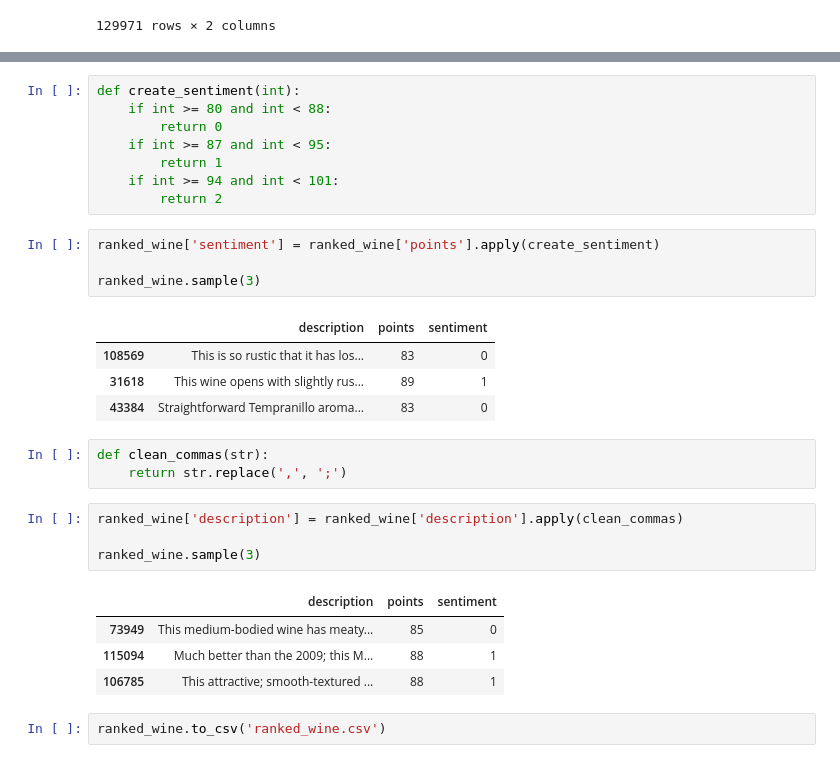
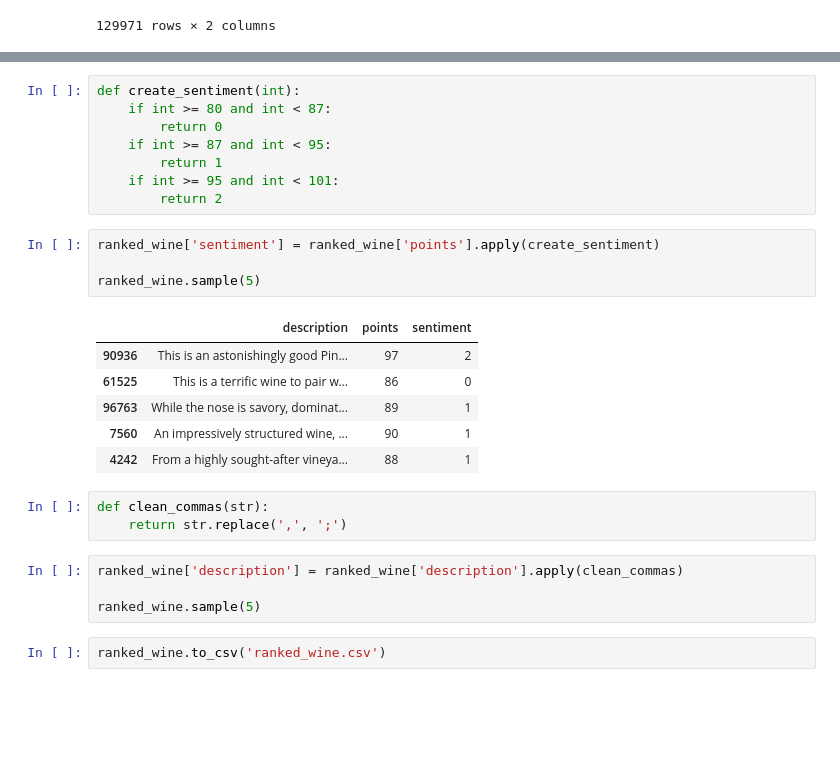
Before and after one commit to MerrybyPractice/data-playground, a Jupyter notebook: wine_data/tipsy_sentiments/wine_training.ipynb, the cells around one changed output, grey strips where cells are left out. Saved outputs shown, nothing was run; the diff lists cells and outputs as text; blank space fills up the shorter version.

Commit message:
one hot done - hopefully for good

```diff
--- a/wine_data/tipsy_sentiments/wine_training.ipynb
+++ b/wine_data/tipsy_sentiments/wine_training.ipynb
@@ -31,31 +27,28 @@ round(range/3)
 # %%
 def create_sentiment(int):
-    if int >= 80 and int < 88:
+    if int >= 80 and int < 87:
         return 0
     if int >= 87 and int < 95:
         return 1
-    if int >= 94 and int < 101:
+    if int >= 95 and int < 101:
         return 2
 # %%
 ranked_wine['sentiment'] = ranked_wine['points'].apply(create_sentiment)
 
-ranked_wine.sample(3)
+ranked_wine.sample(5)
 # %% [output]
 |  | description | points | sentiment |
-| 108569 | This is so rustic that it has los... | 83 | 0 |
-| 31618 | This wine opens with slightly rus... | 89 | 1 |
-| 43384 | Straightforward Tempranillo aroma... | 83 | 0 |
+| 90936 | This is an astonishingly good Pin... | 97 | 2 |
+| 61525 | This is a terrific wine to pair w... | 86 | 0 |
+| 96763 | While the nose is savory, dominat... | 89 | 1 |
+| 7560 | An impressively structured wine, ... | 90 | 1 |
+| 4242 | From a highly sought-after vineya... | 88 | 1 |
 # %%
 def clean_commas(str):
     return str.replace(',', ';')
 # %%
 ranked_wine['description'] = ranked_wine['description'].apply(clean_commas)
 
-ranked_wine.sample(3)
+ranked_wine.sample(5)
-# %% [output]
-|  | description | points | sentiment |
-| 73949 | This medium-bodied wine has meaty... | 85 | 0 |
-| 115094 | Much better than the 2009; this M... | 88 | 1 |
-| 106785 | This attractive; smooth-textured ... | 88 | 1 |
 # %%
 ranked_wine.to_csv('ranked_wine.csv')
```
Also changed, not shown: parts of 2 cells of this notebook, 4 other files.
